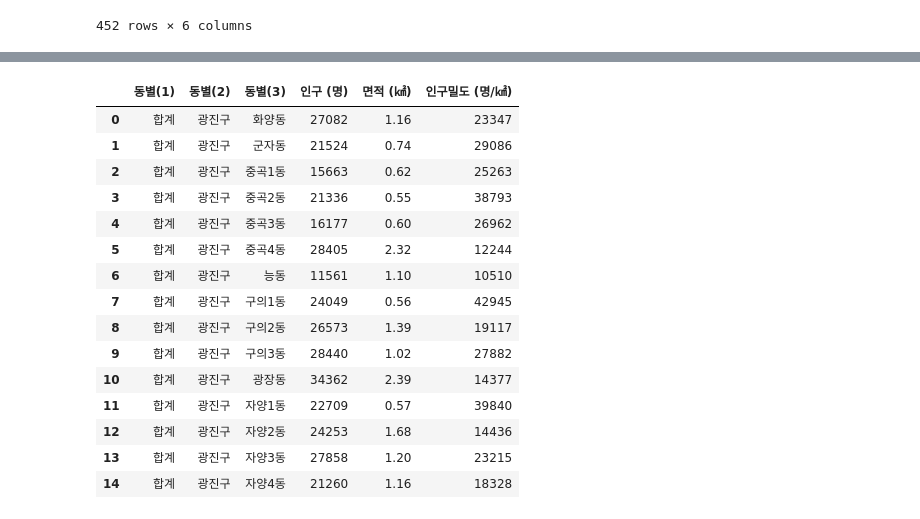
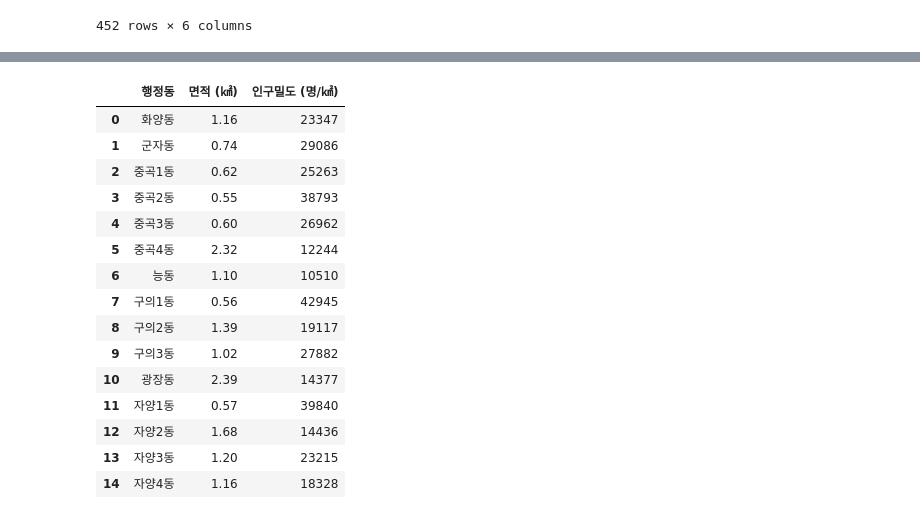
Before and after one commit to actorjung/Gwangjin_Big_Data_Project, a Jupyter notebook: code/suhwan/data.ipynb, the cells around one changed output, grey strips where cells are left out. Cells and saved outputs as stored; diff of their text form; code cells hidden in the pictures.

```diff
--- a/code/suhwan/data.ipynb
+++ b/code/suhwan/data.ipynb
@@ -428,20 +447,22 @@ ground=ground[ground['동별(2)']=='광진구'].reset_index(drop=True)
 # %%
 ground=ground.drop(0).reset_index(drop=True)
+ground.rename(columns={'동별(3)':'행정동'},inplace=True)
+ground=ground[['행정동','면적 (㎢)','인구밀도 (명/㎢)']]
 ground
 # %% [output]
-|  | 동별(1) | 동별(2) | 동별(3) | 인구 (명) | 면적 (㎢) | 인구밀도 (명/㎢) |
-| 0 | 합계 | 광진구 | 화양동 | 27082 | 1.16 | 23347 |
-| 1 | 합계 | 광진구 | 군자동 | 21524 | 0.74 | 29086 |
-| 2 | 합계 | 광진구 | 중곡1동 | 15663 | 0.62 | 25263 |
-| 3 | 합계 | 광진구 | 중곡2동 | 21336 | 0.55 | 38793 |
-| 4 | 합계 | 광진구 | 중곡3동 | 16177 | 0.60 | 26962 |
-| 5 | 합계 | 광진구 | 중곡4동 | 28405 | 2.32 | 12244 |
-| 6 | 합계 | 광진구 | 능동 | 11561 | 1.10 | 10510 |
-| 7 | 합계 | 광진구 | 구의1동 | 24049 | 0.56 | 42945 |
-| 8 | 합계 | 광진구 | 구의2동 | 26573 | 1.39 | 19117 |
-| 9 | 합계 | 광진구 | 구의3동 | 28440 | 1.02 | 27882 |
-| 10 | 합계 | 광진구 | 광장동 | 34362 | 2.39 | 14377 |
-| 11 | 합계 | 광진구 | 자양1동 | 22709 | 0.57 | 39840 |
-| 12 | 합계 | 광진구 | 자양2동 | 24253 | 1.68 | 14436 |
-| 13 | 합계 | 광진구 | 자양3동 | 27858 | 1.20 | 23215 |
-| 14 | 합계 | 광진구 | 자양4동 | 21260 | 1.16 | 18328 |
+|  | 행정동 | 면적 (㎢) | 인구밀도 (명/㎢) |
+| 0 | 화양동 | 1.16 | 23347 |
+| 1 | 군자동 | 0.74 | 29086 |
+| 2 | 중곡1동 | 0.62 | 25263 |
+| 3 | 중곡2동 | 0.55 | 38793 |
+| 4 | 중곡3동 | 0.60 | 26962 |
+| 5 | 중곡4동 | 2.32 | 12244 |
+| 6 | 능동 | 1.10 | 10510 |
+| 7 | 구의1동 | 0.56 | 42945 |
+| 8 | 구의2동 | 1.39 | 19117 |
+| 9 | 구의3동 | 1.02 | 27882 |
+| 10 | 광장동 | 2.39 | 14377 |
+| 11 | 자양1동 | 0.57 | 39840 |
+| 12 | 자양2동 | 1.68 | 14436 |
+| 13 | 자양3동 | 1.20 | 23215 |
+| 14 | 자양4동 | 1.16 | 18328 |
```
Also changed, not shown: parts of 10 cells of this notebook.
